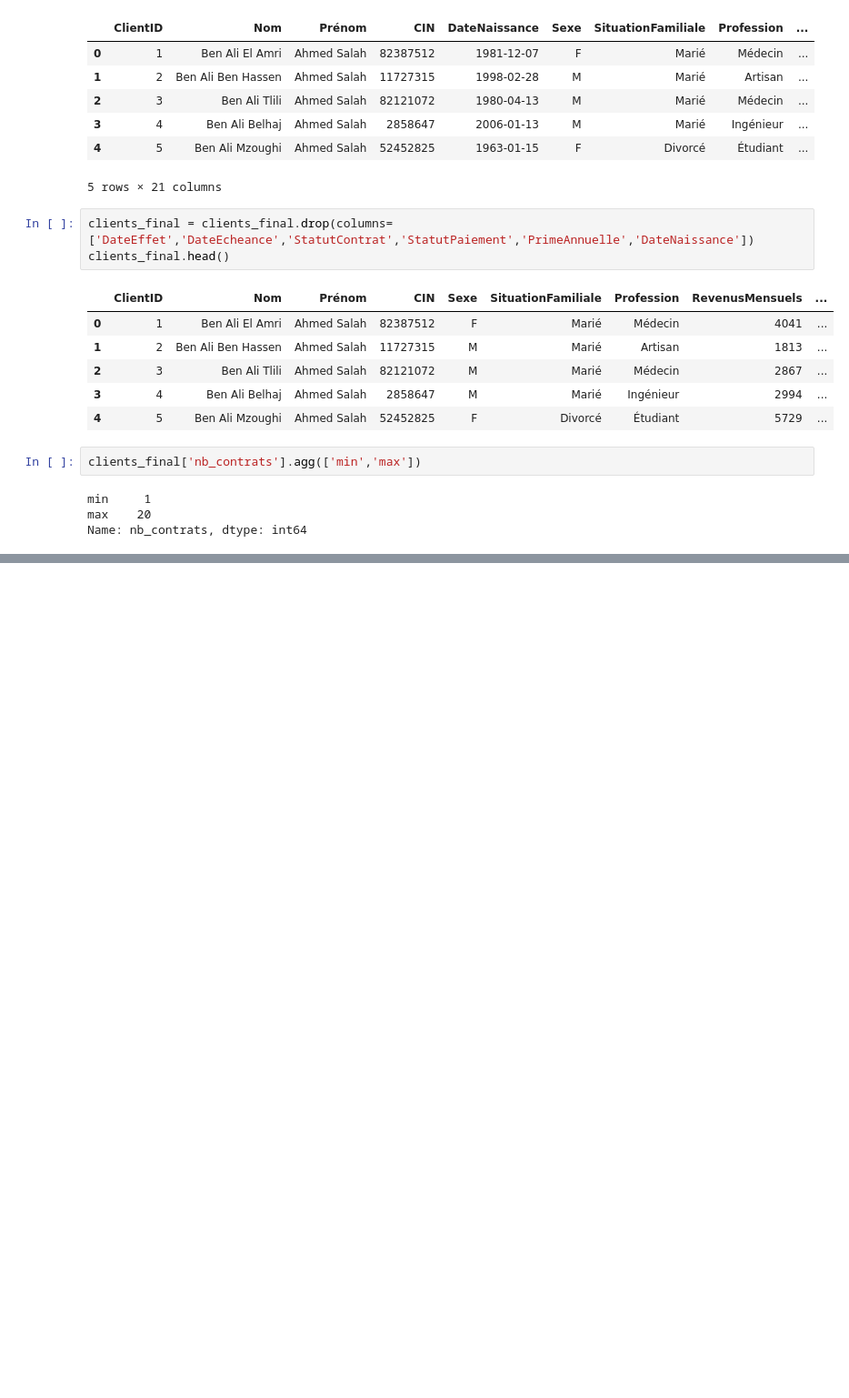
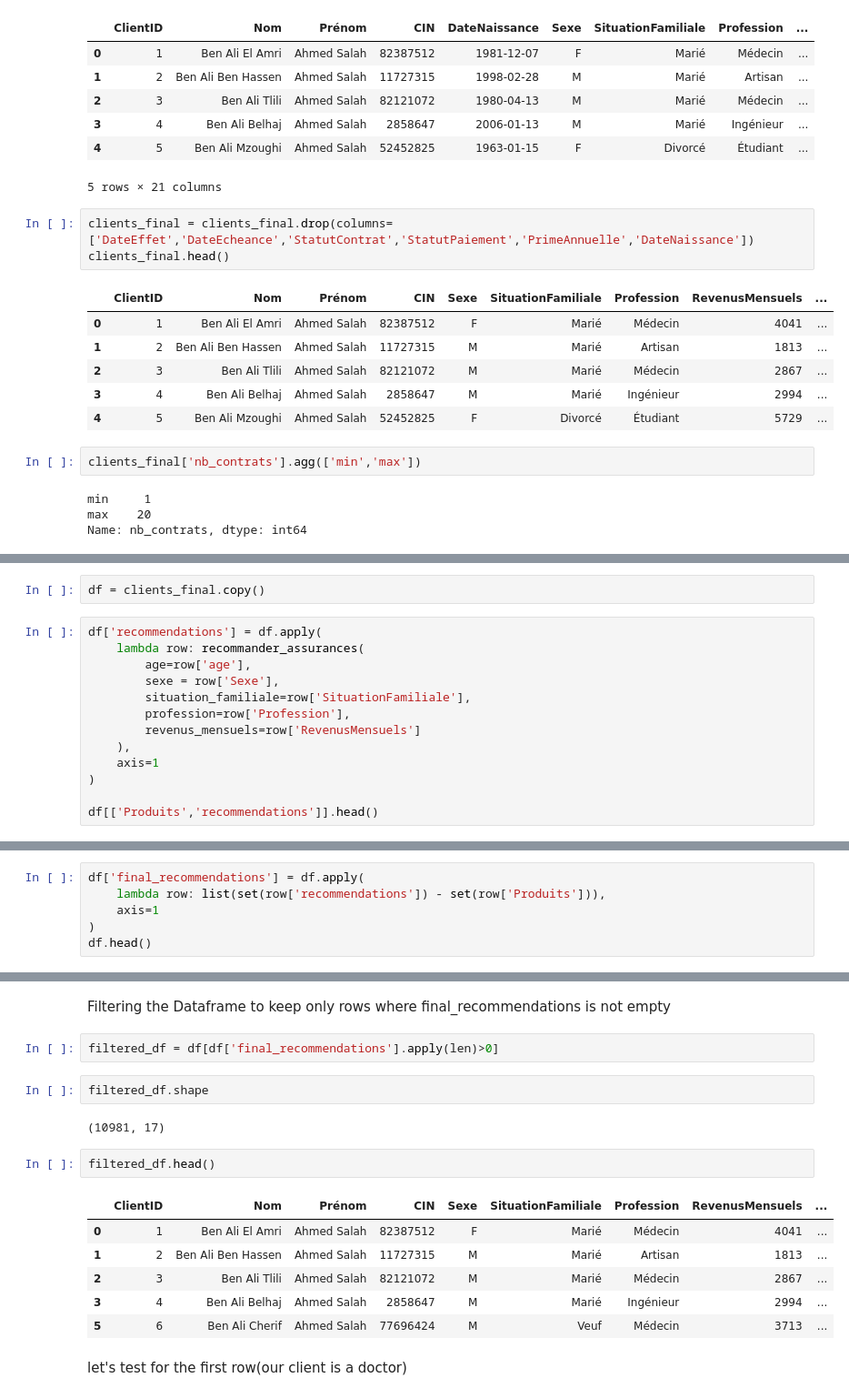
Before and after one commit to Moetez-Fradi/GenAI-Commercial-BH-Next, a Jupyter notebook: tools/recommendation/notebooks/analyse_contarts.ipynb, the cells around one changed output, grey strips where cells are left out. Shown: that part at 91% size. Saved outputs shown, nothing was run; the diff lists cells and outputs as text; blank space fills up the shorter version.

Commit message:
recommendation logic

```diff
--- a/tools/recommendation/notebooks/analyse_contarts.ipynb
+++ b/tools/recommendation/notebooks/analyse_contarts.ipynb
@@ -226,0 +270,15 @@ Next Step build a recommendation system that recommends 2 or 3 products for each
+# %%
+df = clients_final.copy()
+# %%
+df['recommendations'] = df.apply(
+    lambda row: recommander_assurances(
+        age=row['age'],
+        sexe = row['Sexe'],
+        situation_familiale=row['SituationFamiliale'],
+        profession=row['Profession'],
+        revenus_mensuels=row['RevenusMensuels']
+    ),
+    axis=1
+)
+
+df[['Produits','recommendations']].head()
@@ -226,0 +292,6 @@ Next Step build a recommendation system that recommends 2 or 3 products for each
+# %%
+df['final_recommendations'] = df.apply(
+    lambda row: list(set(row['recommendations']) - set(row['Produits'])),
+    axis=1
+)
+df.head()
@@ -226,0 +305,19 @@ Next Step build a recommendation system that recommends 2 or 3 products for each
+# %% [markdown]
+Filtering the Dataframe to keep only rows where final_recommendations is not empty
+# %%
+filtered_df = df[df['final_recommendations'].apply(len)>0]
+# %%
+filtered_df.shape
+# %% [output]
+(10981, 17)
+# %%
+filtered_df.head()
+# %% [output]
+|  | ClientID | Nom | Prénom | CIN | Sexe | SituationFamiliale | Profession | RevenusMensuels | ... |
+| 0 | 1 | Ben Ali El Amri | Ahmed Salah | 82387512 | F | Marié | Médecin | 4041 | ... |
+| 1 | 2 | Ben Ali Ben Hassen | Ahmed Salah | 11727315 | M | Marié | Artisan | 1813 | ... |
+| 2 | 3 | Ben Ali Tlili | Ahmed Salah | 82121072 | M | Marié | Médecin | 2867 | ... |
+| 3 | 4 | Ben Ali Belhaj | Ahmed Salah | 2858647 | M | Marié | Ingénieur | 2994 | ... |
+| 5 | 6 | Ben Ali Cherif | Ahmed Salah | 77696424 | M | Veuf | Médecin | 3713 | ... |
+# %% [markdown]
+let's test for the first row(our client is a doctor)
```
Also changed, not shown: parts of 8 cells of this notebook.
